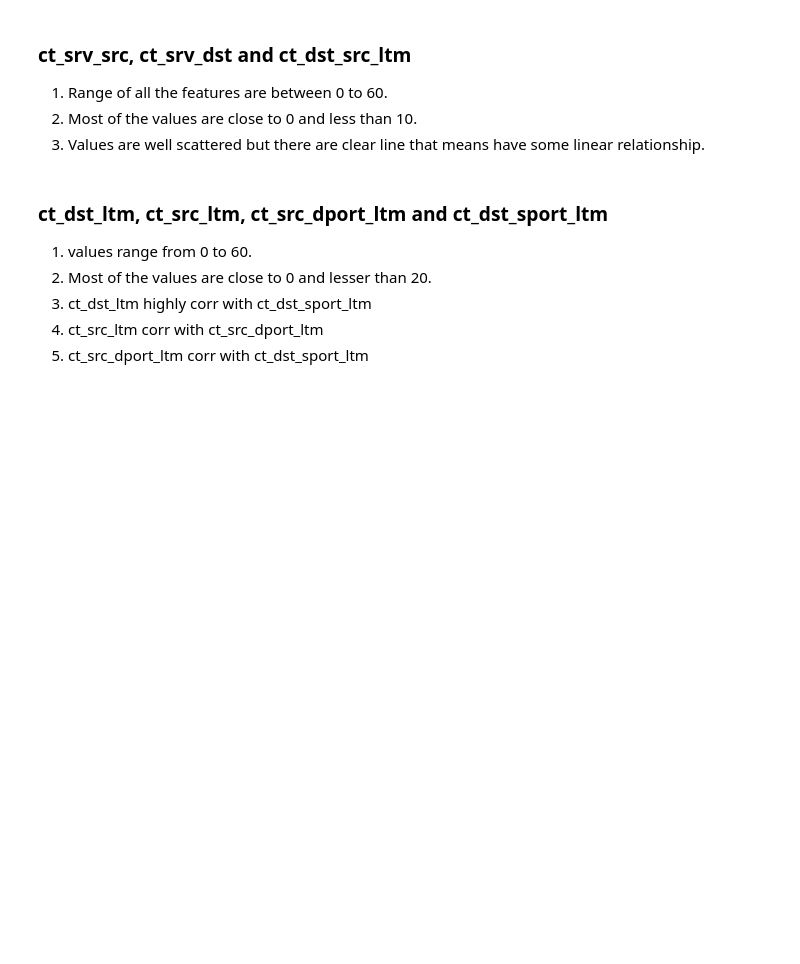
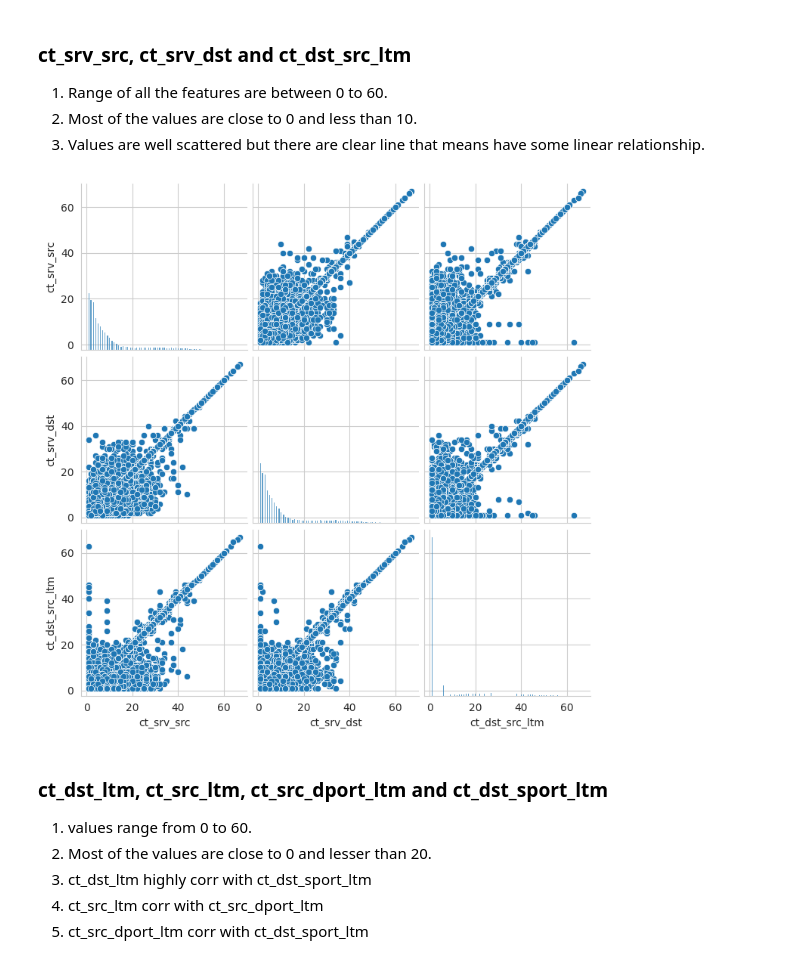
Before and after one commit to Engineer-Ayesha-Shafique/Intrusion-Detection-System--UNSW_NB15, a Jupyter notebook: IDS.ipynb, the cells around one changed output. Cells and saved outputs as stored; diff of their text form; code cells hidden in the pictures; blank space fills up the shorter version.

```diff
--- a/IDS.ipynb
+++ b/IDS.ipynb
@@ -650,8 +711,10 @@ plt.show()
 2. Most of the values are close to 0 and less than 10.
 3. Values are well scattered but there are clear line that means have some linear relationship.
 # %%
-sns.pairplot(train, vars=['ct_srv_src', 'ct_srv_dst', 'ct_dst_src_ltm'])
+sns.pairplot(sampled_train, vars=['ct_srv_src', 'ct_srv_dst', 'ct_dst_src_ltm'])
 plt.show()
+# %% [output]
+[figure, added]
 # %% [markdown]
 ### ct_dst_ltm, ct_src_ltm, ct_src_dport_ltm and ct_dst_sport_ltm
 1. values range from 0 to 60.
```
Also changed, not shown: parts of 264 cells of this notebook.
